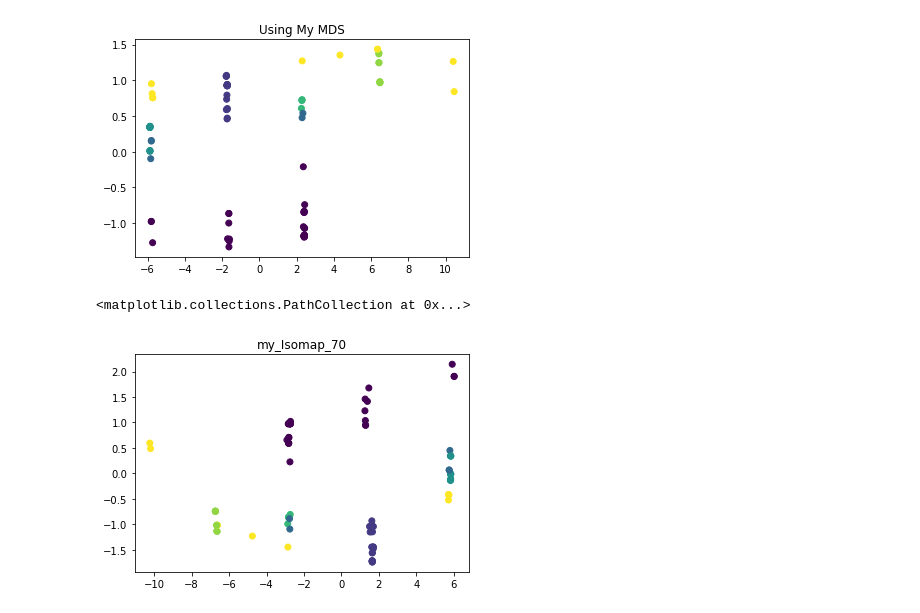
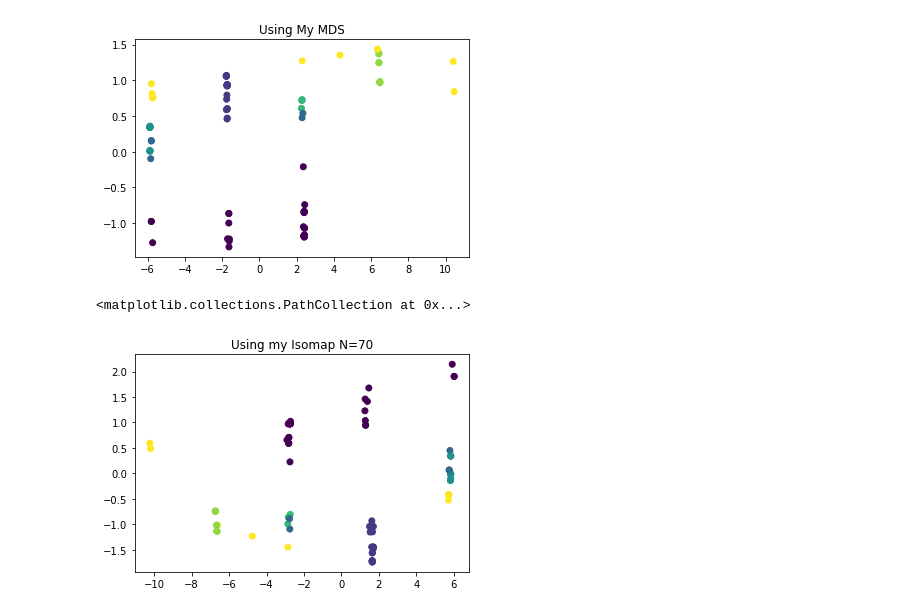
Before and after one commit to ChildeRolando/DD2434_Assignment-1, a Jupyter notebook: zoo.ipynb, the cells around one changed output. Saved outputs shown, nothing was run; the diff lists cells and outputs as text; code cells hidden in the pictures.

```diff
--- a/zoo.ipynb
+++ b/zoo.ipynb
@@ -140,32 +140,32 @@ def my_mds(dist, n_dims):    #距离矩阵分解，得到降维之后的数据
     picked_eig_val = eig_val[index_].real
     picked_eig_vector = eig_vector[:, index_]
 
     return picked_eig_vector*picked_eig_val**(0.5)
 
 def my_Isomap(data,n=2,n_neighbors=30):
     D = cal_pairwise_dist(data)
     D[D < 0] = 0
     D = D**0.5       #距离矩阵
     D_floyd=floyd(D, n_neighbors)     #k近邻之后得到的距离矩阵
     data_n = my_mds(D_floyd, n_dims=n)
     return data_n
 
 def scatter_3d(X, y):
     fig = plt.figure(figsize=(6, 5))
     ax = fig.add_subplot(111, projection='3d')
     ax.scatter(X[:, 0], X[:, 1], X[:, 2], c=y, cmap=plt.cm.hot)
     ax.view_init(10, -70)
     ax.set_xlabel("$x_1$", fontsize=18)
     ax.set_ylabel("$x_2$", fontsize=18)
     ax.set_zlabel("$x_3$", fontsize=18)
     plt.show()
 
 N_NEIGHBORS = 70
 
 Isomap = my_Isomap(data.values, 2, N_NEIGHBORS)
 
-plt.title("my_Isomap_{}".format(N_NEIGHBORS))
+plt.title("Using my Isomap N={}".format(N_NEIGHBORS))
 plt.scatter(Isomap[:, 0], Isomap[:, 1], c = label)
 # %% [output]
 <matplotlib.collections.PathCollection at 0x...>
-[figure, old version]
+[figure, new version]
```
